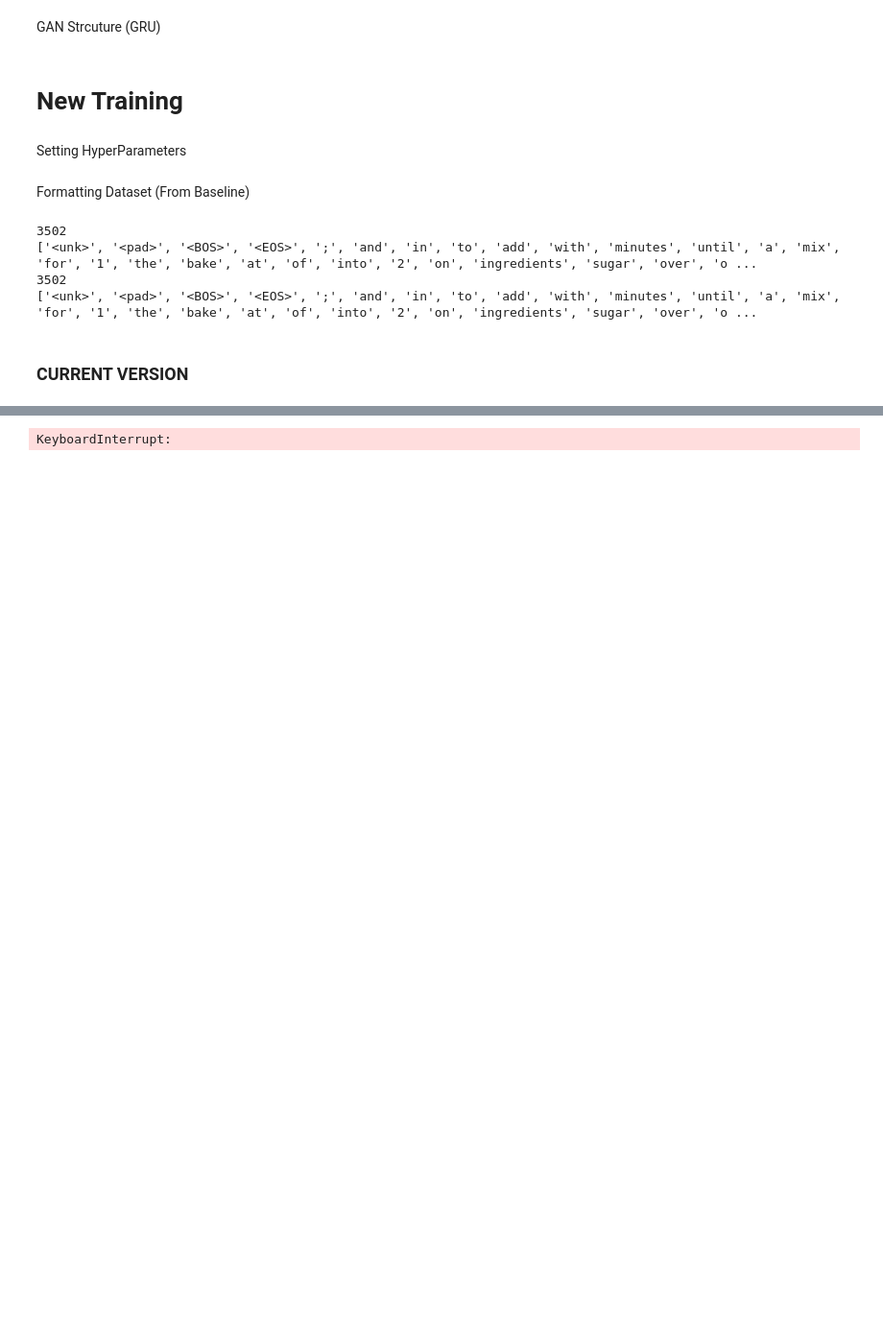
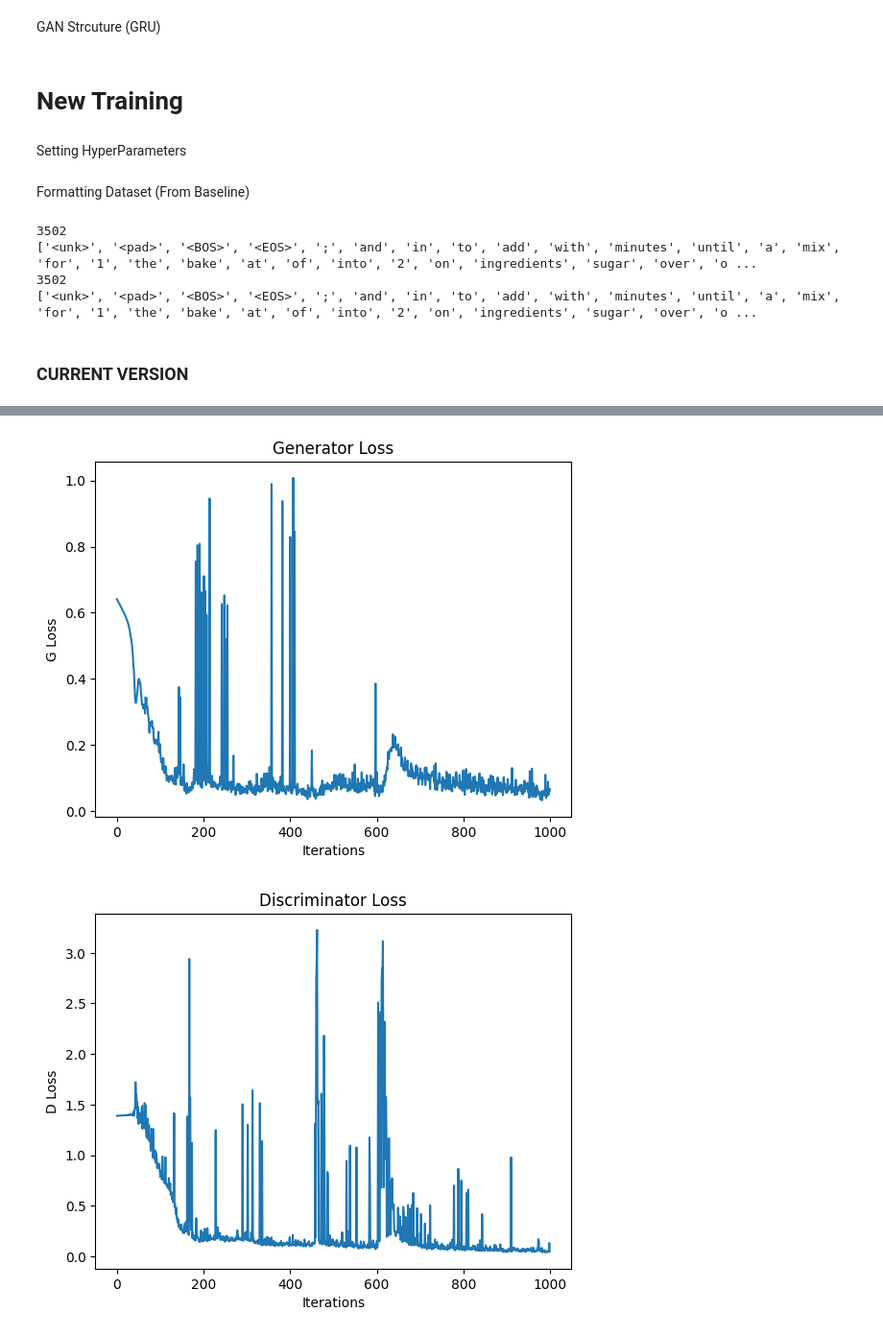
Before and after one commit to evan-ng/recipe, a Jupyter notebook: Primary_GAN copy.ipynb, the cells around one changed output, grey strips where cells are left out. Shown at 96% size. Drawn from its saved outputs; the diff is of its cells as text; code cells hidden in the pictures; blank space fills up the shorter version.

Commit message:
Add probability priors for words in vocab for better output distributions

```diff
--- a/Primary_GAN copy.ipynb
+++ b/Primary_GAN copy.ipynb
@@ -289,3 +289,41 @@ def train_GAN(discriminator, generator, data, lr, batch_size, num_epochs, max_re
     plt.show()
 
     return d_losses, g_losses
+# %%
+data_iter = torchtext.data.BucketIterator(baseline_data, batch_size=1, sort_key=lambda x: len(x.directions), sort_within_batch=True)
+word_freq = collections.Counter()
+
+for (directions, lengths), ingredients in data_iter:
+    inp = directions[:, :-1]
+    for b in range(1):
+        dir_list = inp[b].tolist()
+        dir_list.append(baseline_vocab_stoi['<BOS>'])
+        dir_list.append(baseline_vocab_stoi['<EOS>'])
+        word_freq = word_freq + collections.Counter(dir_list)
+
+print(word_freq)
+
+total = 0
+for word in word_freq:
+    total = total + word_freq[word]
+
+print(total)
+
+factor = 1 / total
+word_prior = dict(word_freq)
+for word in word_prior:
+    word_prior[word] = word_prior[word] * factor
+
+temp = {}
+for key in sorted(word_prior.keys()):
+  temp[key] = word_prior[key]
+
+word_prior = temp
+
+print({key : round(word_prior[key], 4) for key in word_prior})
+
+word_prior_list = [0] * (max(word_prior.keys()) + 1)
+for word in word_prior:
+    word_prior_list[word] = word_prior[word]
+
+print(word_prior_list)
@@ -292,5 +335,6 @@ def train_GAN(discriminator, generator, data, lr, batch_size, num_epochs, max_re
 # %%
 disc = Discriminator(baseline_vocab_size, 128, n_layers=1)
 gen = Generator(baseline_vocab_size, 128, n_layers=1)
-losses = train_GAN(disc, gen, baseline_data, lr=lr, batch_size=1, num_epochs=1, max_recipe_len=30, temperature=0.3)
+losses = train_GAN(disc, gen, baseline_data, lr=lr, batch_size=5, num_epochs=1,
+                   max_recipe_len=30, temperature=0.6, prior=torch.FloatTensor(word_prior_list))
 # %% [output]
@@ -314 +358,2 @@ losses = train_GAN(disc, gen, baseline_data, lr=lr, batch_size=1, num_epochs=1,
-KeyboardInterrupt:
+[figure, added]
+[figure, added]
```
Also changed, not shown: parts of 4 cells of this notebook, 1 other file.
